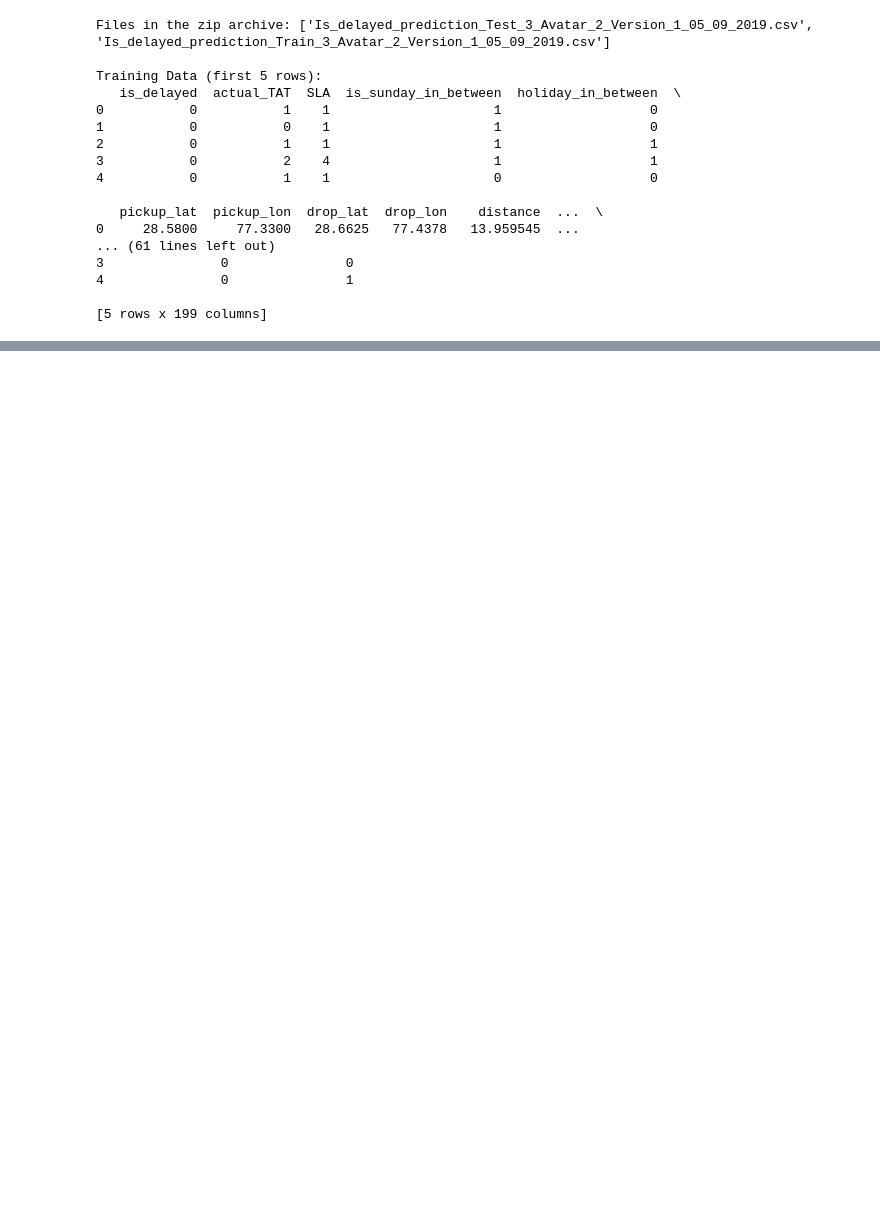
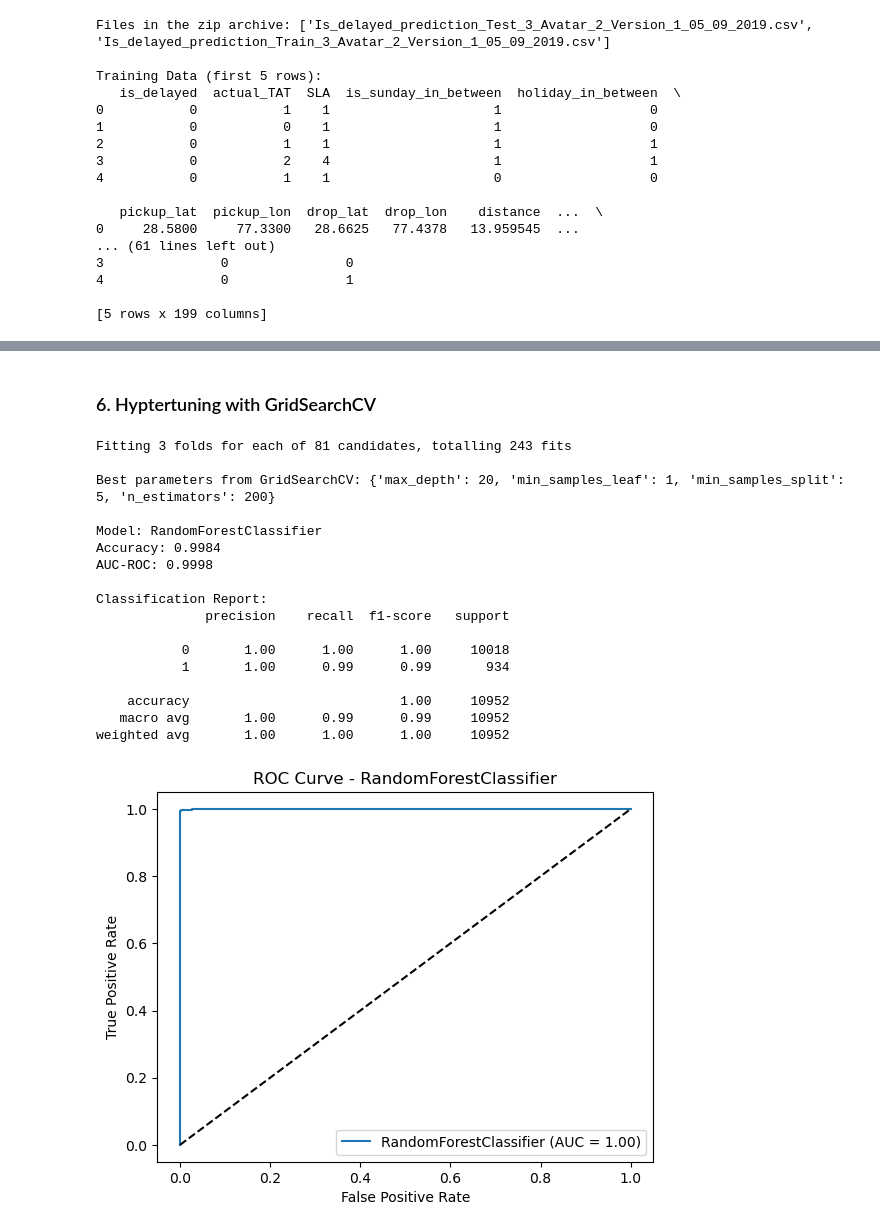
Before and after one commit to MiltonGreat/Shipments-Delayed, a Jupyter notebook: Shipment Delay Prediction.ipynb, the cells around one changed output, grey strips where cells are left out. Saved outputs shown, nothing was run; the diff lists cells and outputs as text; code cells hidden in the pictures; blank space fills up the shorter version.

```diff
--- a/Shipment Delay Prediction.ipynb
+++ b/Shipment Delay Prediction.ipynb
@@ -430,19 +336,0 @@ print(df_results)
-# %%
-# Example training data
-# Replace X_train and y_train with the actual training data
-# X_train = <your training features>
-# y_train = <your target variable>
-
-# Step 1: Define and train the Random Forest model
-rf_model = RandomForestClassifier(n_estimators=100, random_state=42)
-
-# Fit the Random Forest model
-rf_model.fit(X_train, y_train)
-
-# Step 2: Perform 5-fold cross-validation
-# cv=5 means 5-fold cross-validation
-rf_scores = cross_val_score(rf_model, X_train, y_train, cv=5, scoring='accuracy')
-
-# Step 3: Display cross-validation results
-print(f"Random Forest 5-fold CV Accuracy: {rf_scores.mean()}")
-print(f"Individual fold accuracies: {rf_scores}")
@@ -617,0 +337,36 @@ ROC-AUC: 0.9998348796577295
+# %% [markdown]
+### 6. Hyptertuning with GridSearchCV
+# %%
+# Hyperparameter tuning with GridSearchCV for Random Forest
+param_grid = {
+    'n_estimators': [100, 200, 300],
+    'max_depth': [10, 20, 30],
+    'min_samples_split': [2, 5, 10],
+    'min_samples_leaf': [1, 2, 4]
+}
+grid_search = GridSearchCV(estimator=RandomForestClassifier(random_state=42), param_grid=param_grid,
+                           cv=3, n_jobs=-1, verbose=2)
+grid_search.fit(X_train, y_train)
+
+print("\nBest parameters from GridSearchCV:", grid_search.best_params_)
+best_rf_model = grid_search.best_estimator_
+evaluate_model(best_rf_model, X_train, y_train, X_test, y_test)
+# %% [output]
+Fitting 3 folds for each of 81 candidates, totalling 243 fits
+
+Best parameters from GridSearchCV: {'max_depth': 20, 'min_samples_leaf': 1, 'min_samples_split': 5, 'n_estimators': 200}
+
+Model: RandomForestClassifier
+Accuracy: 0.9984
+AUC-ROC: 0.9998
+
+Classification Report:
+              precision    recall  f1-score   support
+
+           0       1.00      1.00      1.00     10018
+           1       1.00      0.99      0.99       934
+
+    accuracy                           1.00     10952
+   macro avg       1.00      0.99      0.99     10952
+weighted avg       1.00      1.00      1.00     10952
+[figure, added]
```
Also changed, not shown: parts of 31 cells of this notebook.
